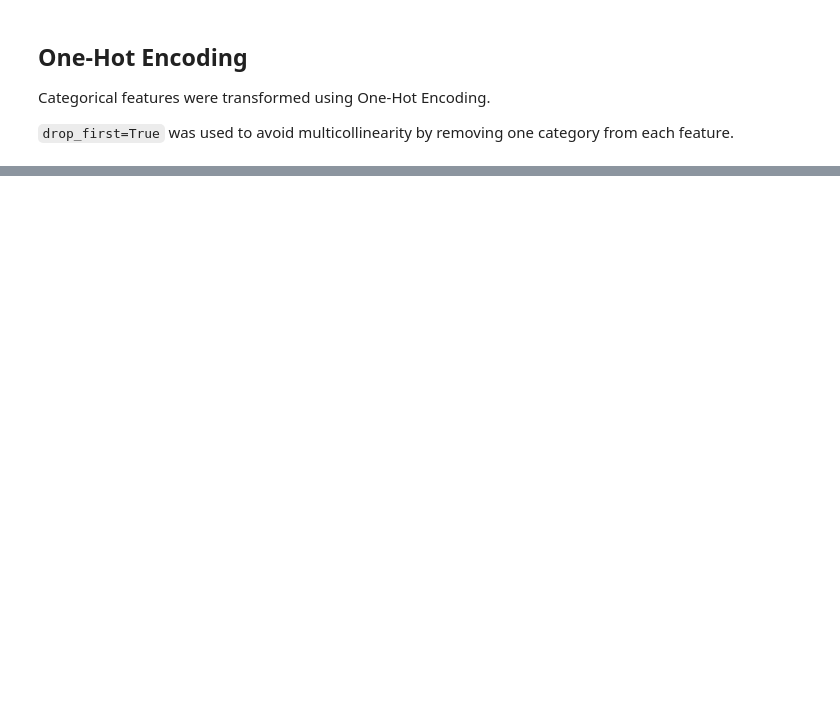
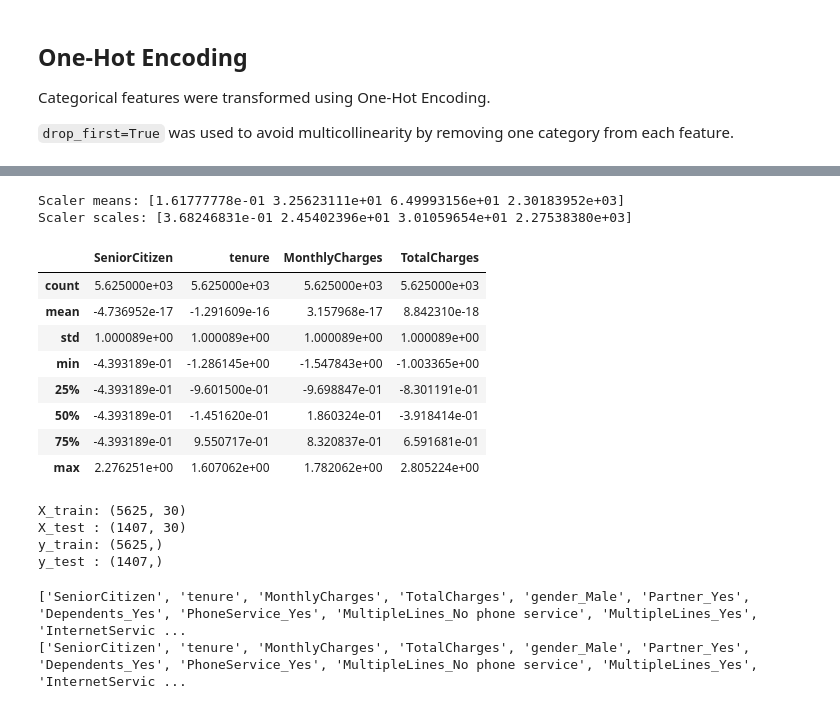
Before and after one commit to AshishChoudhary002/customer-churn-prediction-ml, a Jupyter notebook: notebooks/02_Data_Preprocessing.ipynb, the cells around one changed output, grey strips where cells are left out. Saved outputs shown, nothing was run; the diff lists cells and outputs as text; code cells hidden in the pictures; blank space fills up the shorter version.

```diff
--- a/notebooks/02_Data_Preprocessing.ipynb
+++ b/notebooks/02_Data_Preprocessing.ipynb
@@ -253,3 +254,37 @@ num_cols = ["SeniorCitizen", "tenure", "MonthlyCharges", "TotalCharges"]
 
 X_train[num_cols] = scaler.fit_transform(X_train[num_cols])
 X_test[num_cols] = scaler.transform(X_test[num_cols])
+# %%
+print("Scaler means:", scaler.mean_)
+print("Scaler scales:", scaler.scale_)
+# %% [output]
+Scaler means: [1.61777778e-01 3.25623111e+01 6.49993156e+01 2.30183952e+03]
+Scaler scales: [3.68246831e-01 2.45402396e+01 3.01059654e+01 2.27538380e+03]
+# %%
+X_train[num_cols].describe()
+# %% [output]
+|  | SeniorCitizen | tenure | MonthlyCharges | TotalCharges |
+| count | 5.625000e+03 | 5.625000e+03 | 5.625000e+03 | 5.625000e+03 |
+| mean | -4.736952e-17 | -1.291609e-16 | 3.157968e-17 | 8.842310e-18 |
+| std | 1.000089e+00 | 1.000089e+00 | 1.000089e+00 | 1.000089e+00 |
+| min | -4.393189e-01 | -1.286145e+00 | -1.547843e+00 | -1.003365e+00 |
+| 25% | -4.393189e-01 | -9.601500e-01 | -9.698847e-01 | -8.301191e-01 |
+| 50% | -4.393189e-01 | -1.451620e-01 | 1.860324e-01 | -3.918414e-01 |
+| 75% | -4.393189e-01 | 9.550717e-01 | 8.320837e-01 | 6.591681e-01 |
+| max | 2.276251e+00 | 1.607062e+00 | 1.782062e+00 | 2.805224e+00 |
+# %%
+print("X_train:", X_train.shape)
+print("X_test :", X_test.shape)
+print("y_train:", y_train.shape)
+print("y_test :", y_test.shape)
+# %% [output]
+X_train: (5625, 30)
+X_test : (1407, 30)
+y_train: (5625,)
+y_test : (1407,)
+# %%
+print(X_train.columns.tolist())
+print(X_test.columns.tolist())
+# %% [output]
+['SeniorCitizen', 'tenure', 'MonthlyCharges', 'TotalCharges', 'gender_Male', 'Partner_Yes', 'Dependents_Yes', 'PhoneService_Yes', 'MultipleLines_No phone service', 'MultipleLines_Yes', 'InternetServic ...
+['SeniorCitizen', 'tenure', 'MonthlyCharges', 'TotalCharges', 'gender_Male', 'Partner_Yes', 'Dependents_Yes', 'PhoneService_Yes', 'MultipleLines_No phone service', 'MultipleLines_Yes', 'InternetServic ...
```
Also changed, not shown: parts of 7 cells of this notebook, 9 other files.
